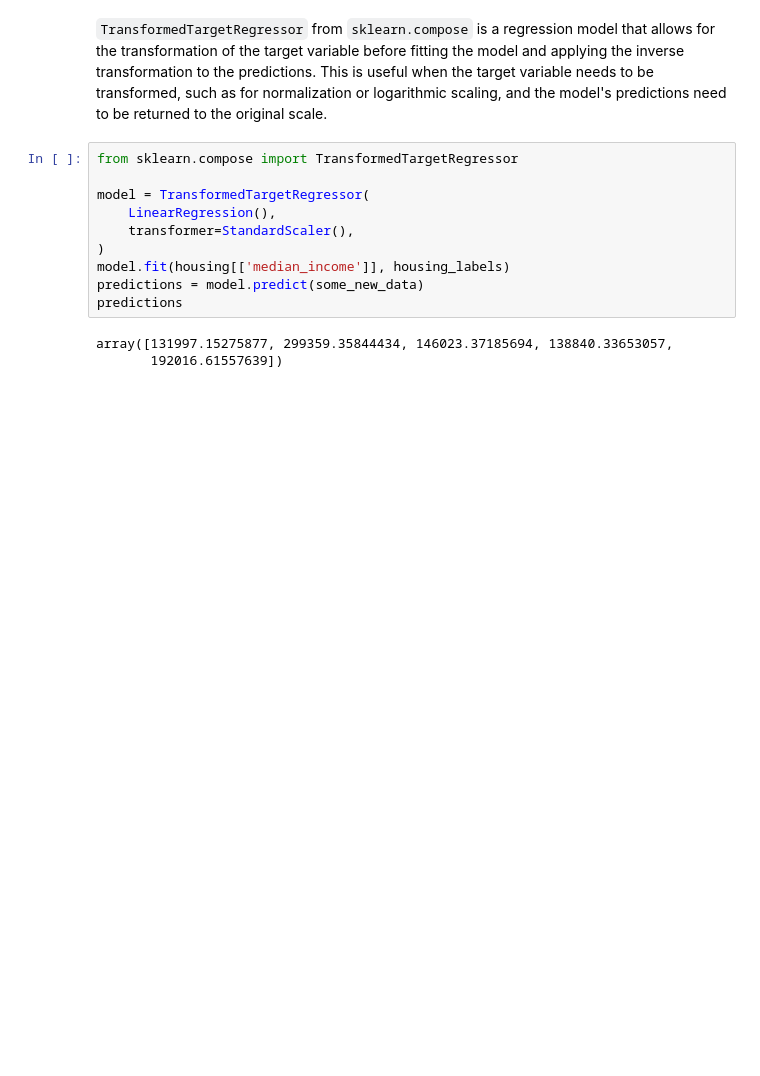
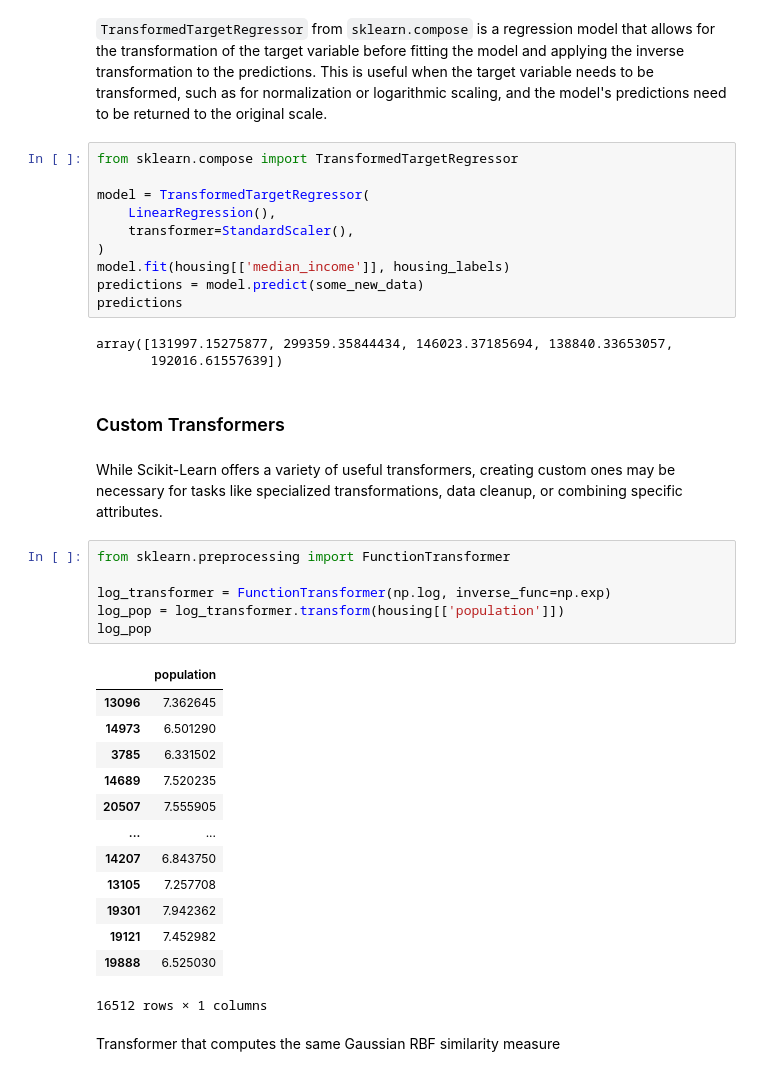
Before and after one commit to Ivan-Grigorev/Hands_On_ML_3, a Jupyter notebook: chapter_02.ipynb, the cells around one changed output. Drawn from its saved outputs; the diff is of its cells as text; blank space fills up the shorter version.

```diff
--- a/chapter_02.ipynb
+++ b/chapter_02.ipynb
@@ -789,3 +789,29 @@ predictions
 # %% [output]
 array([131997.15275877, 299359.35844434, 146023.37185694, 138840.33653057,
        192016.61557639])
+# %% [markdown]
+<h3>Custom Transformers</h3>
+# %% [markdown]
+While Scikit-Learn offers a variety of useful transformers, creating custom ones may be necessary for tasks like specialized transformations, data cleanup, or combining specific attributes.
+# %%
+from sklearn.preprocessing import FunctionTransformer
+
+log_transformer = FunctionTransformer(np.log, inverse_func=np.exp)
+log_pop = log_transformer.transform(housing[['population']])
+log_pop
+# %% [output]
+|  | population |
+| 13096 | 7.362645 |
+| 14973 | 6.501290 |
+| 3785 | 6.331502 |
+| 14689 | 7.520235 |
+| 20507 | 7.555905 |
+| ... | ... |
+| 14207 | 6.843750 |
+| 13105 | 7.257708 |
+| 19301 | 7.942362 |
+| 19121 | 7.452982 |
+| 19888 | 6.525030 |
+16512 rows × 1 columns
+# %% [markdown]
+Transformer that computes the same Gaussian RBF similarity measure
```
Also changed, not shown: parts of 34 cells of this notebook.
